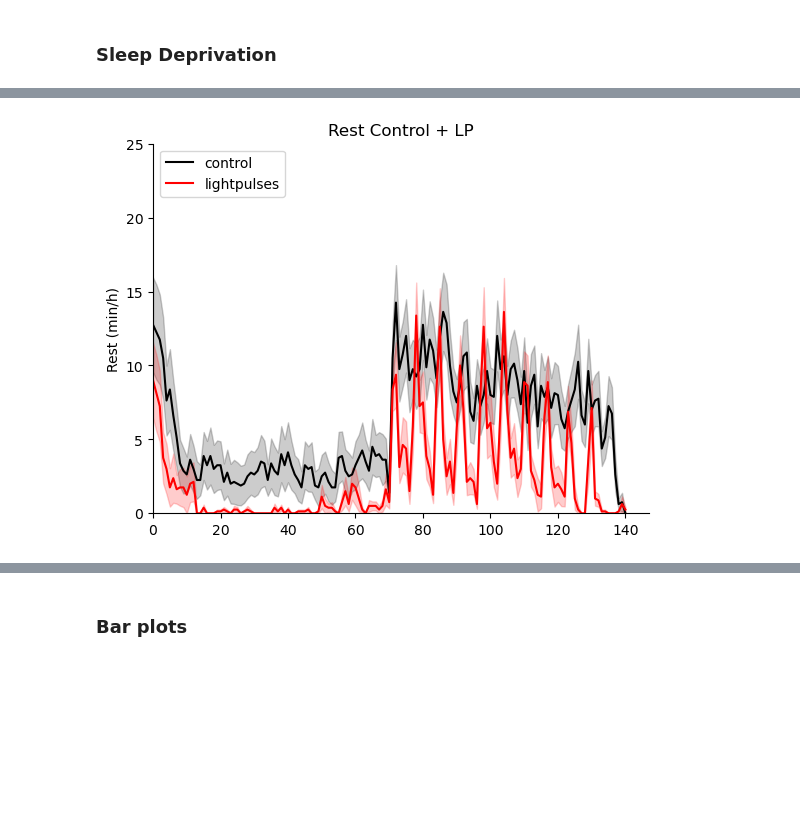
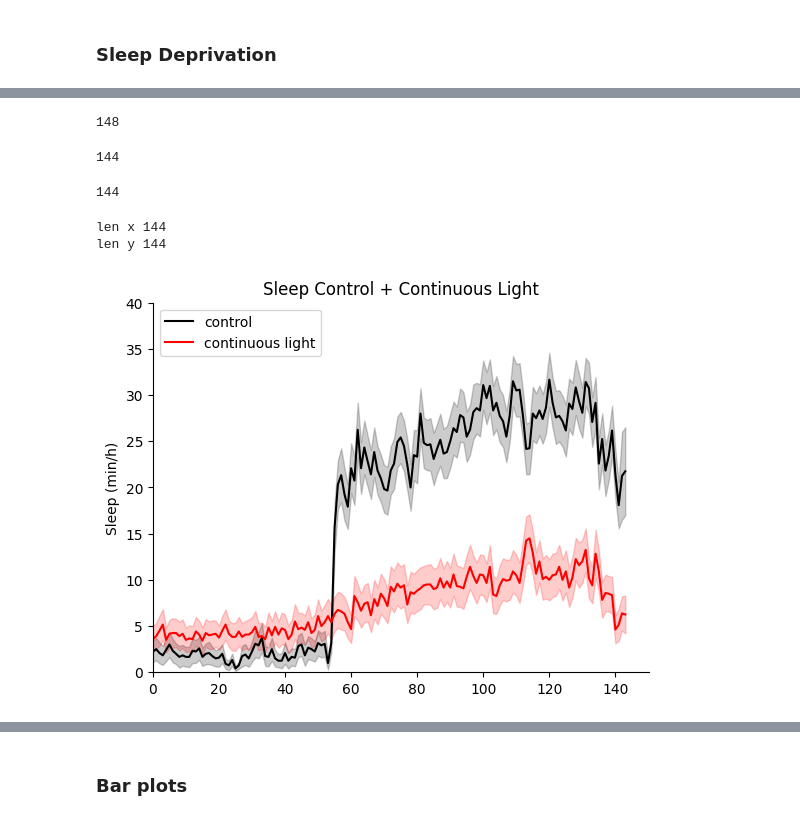
Before and after one commit to BeNeuroLIN/Sleep_Analysis, a Jupyter notebook: Paper_Sleep_Activity.ipynb, the cells around one changed output, grey strips where cells are left out. Drawn from its saved outputs; the diff is of its cells as text; code cells hidden in the pictures; blank space fills up the shorter version.

```diff
--- a/Paper_Sleep_Activity.ipynb
+++ b/Paper_Sleep_Activity.ipynb
@@ -181,0 +288,4 @@ print(len(df_rest_control))
+# %%
+stop = len(df_rest_control)
+df_rest_control = df_rest_control.drop(labels=range(144,stop), axis = 0)
+print(len(df_rest_control))
@@ -182,12 +294,12 @@ print(len(df_rest_control))
 # %%
 # concat Continuous Light
 
-df_Act_continuouslight = pd.concat([df_output_binned_act_cont_1, df_output_binned_act_cont_2], axis=1)
+df_Act_continuouslight = pd.concat([df_output_binned_act_cont_1, df_output_binned_act_cont_2, df_output_binned_act_cont_3, df_output_binned_act_cont_4], axis=1)
 #print(df_Act_continuouslight)
+#
+df_rest_continuouslight = pd.concat([df_output_binned_rest_cont_1, df_output_binned_rest_cont_2, df_output_binned_rest_cont_3, df_output_binned_rest_cont_4], axis=1)
+#print(df_rest_continuouslight)
 
-df_rest_continuouslight = pd.concat([df_output_binned_rest_cont_1, df_output_binned_rest_cont_2], axis=1)
-print(df_rest_continuouslight)
-
-df_wakeAct_continuouslight = pd.concat([df_output_binned_wakeAct_cont_1, df_output_binned_wakeAct_cont_2], axis=1)
+df_wakeAct_continuouslight = pd.concat([df_output_binned_wakeAct_cont_1, df_output_binned_wakeAct_cont_2, df_output_binned_wakeAct_cont_3, df_output_binned_wakeAct_cont_4], axis=1)
 print(df_wakeAct_continuouslight)
 # %% [output]
@@ -341,46 +526,72 @@ NameError: name 'df_rest_continuouslight_NEW' is not defined
+# %%
+stop = len(df_rest_lightpulses_NEW)
+df_rest_lightpulses_NEW = df_rest_lightpulses_NEW.drop(labels=range(148,stop), axis = 0)
+print(len(df_rest_lightpulses_NEW))
+# %% [output]
+148
+# %%
+stop = len(df_rest_continuouslight_NEW)
+df_rest_continuouslight_NEW = df_rest_continuouslight_NEW.drop(labels=range(144,stop), axis = 0)
+print(len(df_rest_continuouslight_NEW))
+# %% [output]
+144
+# %%
+stop = len(df_rest_tapping_NEW)
+df_rest_tapping_NEW = df_rest_tapping_NEW.drop(labels=range(144,stop), axis = 0)
+print(len(df_rest_tapping_NEW))
+# %% [output]
+144
 # %%
 #combine line plots
 ## Rest
-# SD
-
-x = np.linspace(0,len(y)-1,len(y))
-y = df_rest_lightpulses_NEW.mean(axis=1)
-#print("len x",len(x))
-#print("len y",len(y))
+#y = df_rest_control_NEW.mean(axis=1)
+#x = np.linspace(0,len(y)-1,len(y))
+x = np.linspace(0,143,144)
+y = df_rest_control_NEW.mean(axis=1)
+print("len x",len(x))
+print("len y",len(y))
 
 
 
 # fit a linear curve an estimate its y-values and their error.
 a, b = np.polyfit(x, y, deg=1)
 y_est_ctrl = df_rest_control_NEW.mean(axis=1)
 y_err_ctrl = df_rest_control_NEW.sem(axis=1)
 
-y_est_con=df_rest_lightpulses_NEW.mean(axis=1)
-y_err_con = df_rest_lightpulses_NEW.sem(axis=1)
+#y_est_lp=df_rest_lightpulses_NEW.mean(axis=1)
+#y_err_lp = df_rest_lightpulses_NEW.sem(axis=1)
 
-#y_est_con=df_rest_continuouslight_NEW.mean(axis=1)
-#y_err_con = df_rest_continuouslight_NEW.sem(axis=1)
+y_est_cl=df_rest_continuouslight_NEW.mean(axis=1)
+y_err_cl = df_rest_continuouslight_NEW.sem(axis=1)
+
+#y_est_tap=df_rest_tapping_NEW.mean(axis=1)
+#y_err_tap= df_rest_tapping_NEW.sem(axis=1)
 
 fig, ax = plt.subplots()
 ax.plot(x, y_est_ctrl, '-', color='black',label="control")
 ax.fill_between(x, y_est_ctrl - y_err_ctrl, y_est_ctrl + y_err_ctrl, alpha=0.2, color='black')
 
-ax.plot(x, y_est_con, '-', color='red',label="lightpulses")
-ax.fill_between(x, y_est_con - y_err_con, y_est_con + y_err_con, alpha=0.2, color='red')
+#ax.plot(x, y_est_lp, '-', color='blue',label="light pulses")
+#ax.fill_between(x, y_est_lp - y_err_lp, y_est_lp + y_err_lp, alpha=0.2, color='blue')
 
-#ax.plot(x, y_est_con, '-', color='green',label="continuous light")
-#ax.fill_between(x, y_est_con - y_err_con, y_est_con + y_err_con, alpha=0.2, color='green')
+ax.plot(x, y_est_cl, '-', color='red',label="continuous light")
+ax.fill_between(x, y_est_cl - y_err_cl, y_est_cl + y_err_cl, alpha=0.2, color='red')
+
+#ax.plot(x, y_est_tap, '-', color='orange',label="tapping")
+#ax.fill_between(x, y_est_tap - y_err_tap, y_est_tap + y_err_tap, alpha=0.2, color='orange')
 
 #rectangle = plt.Rectangle((88,0),150, 60, fc='grey', alpha=0.2)
 #plt.gca().add_patch(rectangle)
 
 ax.set_xlim(0,)
-ax.set_ylim(0,25)
-ax.set_title("Rest Control + LP")
-ax.set_ylabel("Rest (min/h)")
+ax.set_ylim(0,40)
+ax.set_title("Sleep Control + Continuous Light") #("Rest Control + Tapping")
+ax.set_ylabel("Sleep (min/h)")          #("Rest (min/h)")
 plt.legend(loc="upper left")
 
 sns.despine(right=True, bottom=False)
-fig.savefig(r"C:\Users\cbriziol\Desktop\Plots_SD_jupyter_Chiara\plots_SD_2024_11_26\Rest_pooled.pdf")
+fig.savefig(r"D:\SD_pooled\SD_forcFos\Sleep_pooled_ctrl+Continuous.pdf")
 # %% [output]
+len x 144
+len y 144
-[figure, old version]
+[figure, new version]
```
Also changed, not shown: parts of 122 cells of this notebook.
